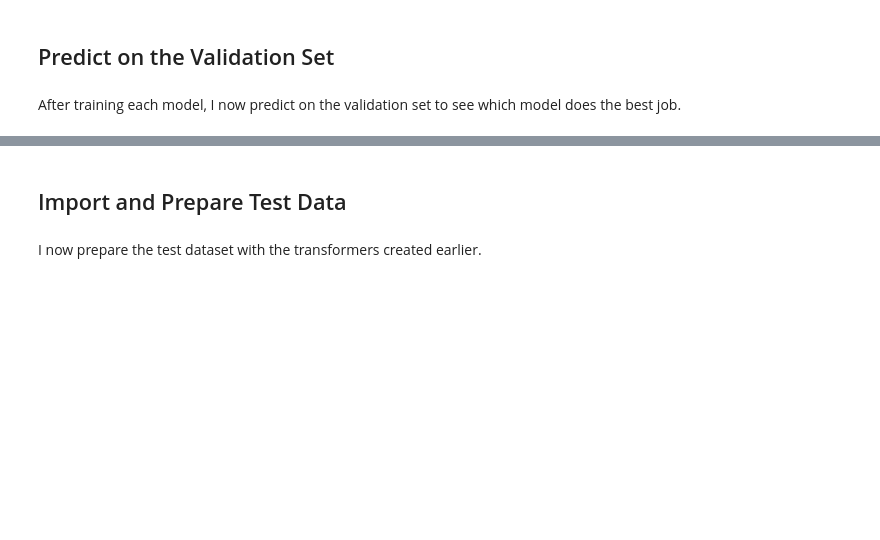
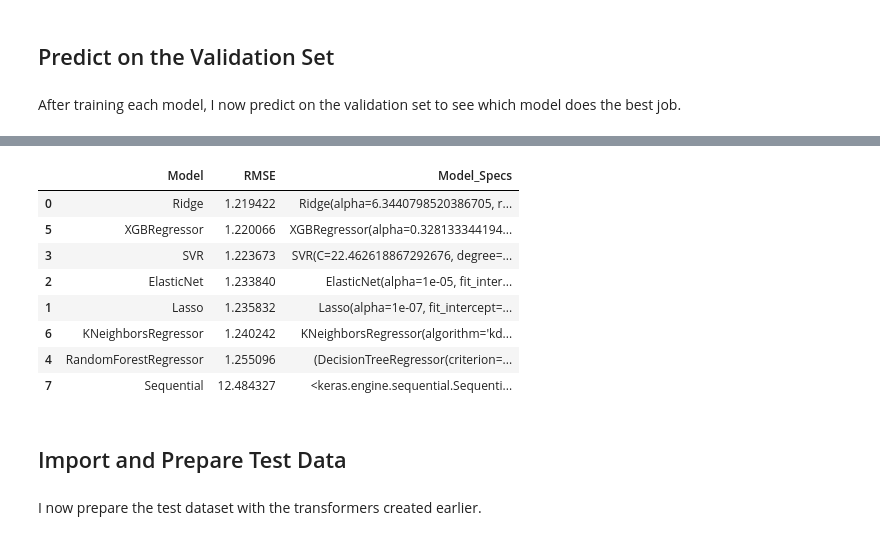
Before and after one commit to treywood10/Housing_Prices_Kaggle, a Jupyter notebook: Housing_Kaggle.ipynb, the cells around one changed output, grey strips where cells are left out. Saved outputs shown, nothing was run; the diff lists cells and outputs as text; code cells hidden in the pictures; blank space fills up the shorter version.

```diff
--- a/Housing_Kaggle.ipynb
+++ b/Housing_Kaggle.ipynb
@@ -401,6 +404,8 @@ elif best_hypers['solver']  <= 6.0:
 else:
     best_hypers['solver']  = 'saga'
 
+best_hypers['fit_intercept'] = bool(round(best_hypers['fit_intercept']))
+
 
 # Fill comparison matrix #
 train_compare = pd.concat([train_compare,
@@ -1132,7 +1137,8 @@ def obj_net(batch_size, epochs, activation, num_nodes,
                          epochs = int(epochs),
                          validation_split = 0.2,
                          callbacks = [early_stopping],
-                         random_state = seed)
+                         random_state = seed,
+                         verbose = 0 )
 
     # Cross validation and mean MSE #
     error = cross_val_score(reg, X_train, np.ravel(y_train), cv=cv,
@@ -1324,6 +1342,8 @@ for _ in range(int(net_dict['num_hidden_layers'])):
 mod_net.add(Dense(1))
 
 # Set compiler #
+optimizer = optimizers.get(net_dict['optimizer'])
+optimizer.build(mod_net.trainable_variables)
 mod_net.compile(optimizer = net_dict['optimizer'],
               loss = 'mean_squared_error')
 
@@ -1357,3 +1377,4 @@ val_compare = val_compare.sort_values('RMSE')
 
 # Display Dataframe #
 display(val_compare)
+# %% [output]
@@ -1360,3 +1383,12 @@ display(val_compare)
+|  | Model | RMSE | Model_Specs |
+| 0 | Ridge | 1.219422 | Ridge(alpha=6.3440798520386705, r... |
+| 5 | XGBRegressor | 1.220066 | XGBRegressor(alpha=0.328133344194... |
+| 3 | SVR | 1.223673 | SVR(C=22.462618867292676, degree=... |
+| 2 | ElasticNet | 1.233840 | ElasticNet(alpha=1e-05, fit_inter... |
+| 1 | Lasso | 1.235832 | Lasso(alpha=1e-07, fit_intercept=... |
+| 6 | KNeighborsRegressor | 1.240242 | KNeighborsRegressor(algorithm='kd... |
+| 4 | RandomForestRegressor | 1.255096 | (DecisionTreeRegressor(criterion=... |
+| 7 | Sequential | 12.484327 | <keras.engine.sequential.Sequenti... |
 # %% [markdown]
 ## Import and Prepare Test Data
 # %% [markdown]
```
Also changed, not shown: parts of 11 cells of this notebook, 3 other files.
